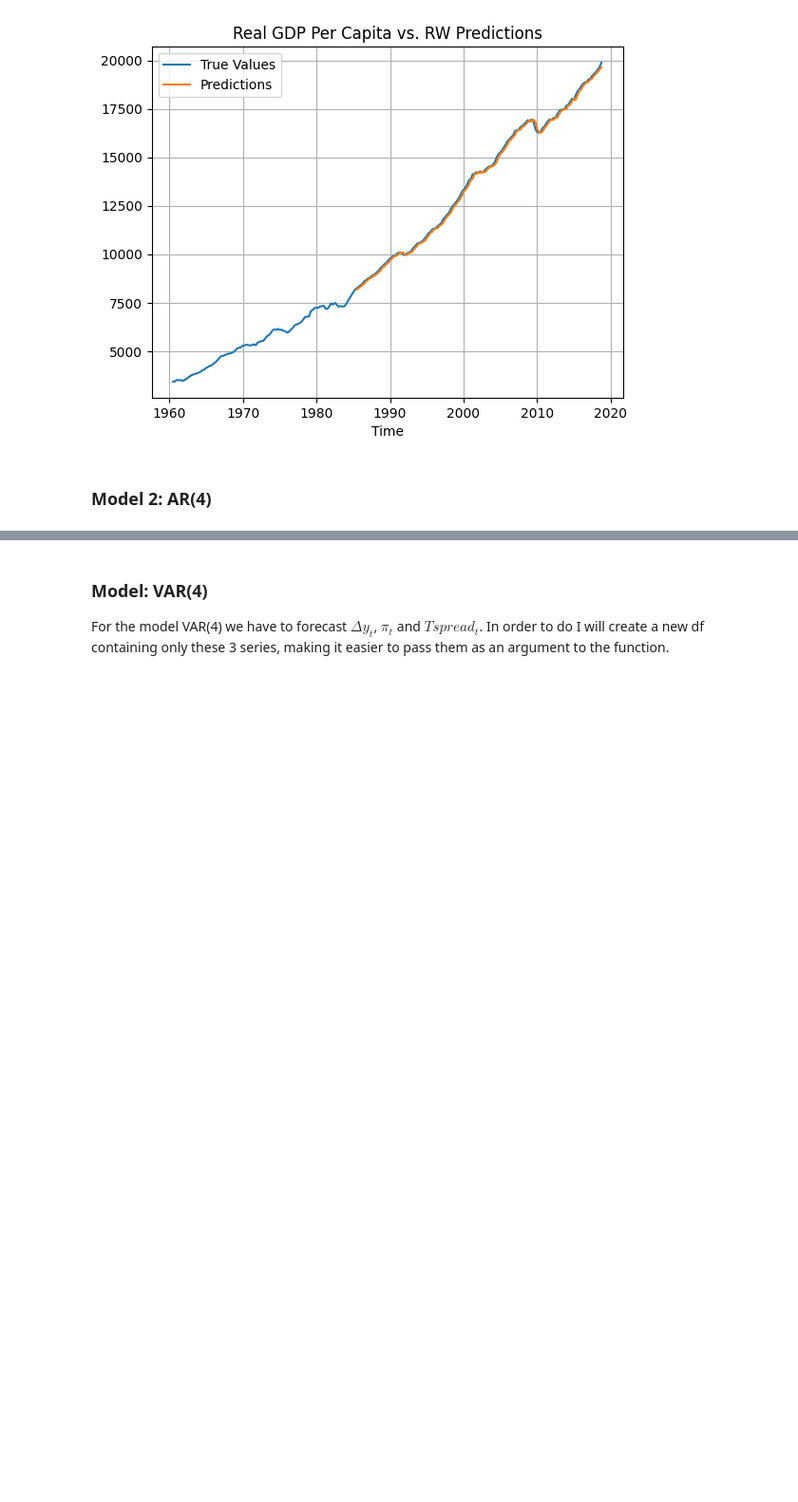
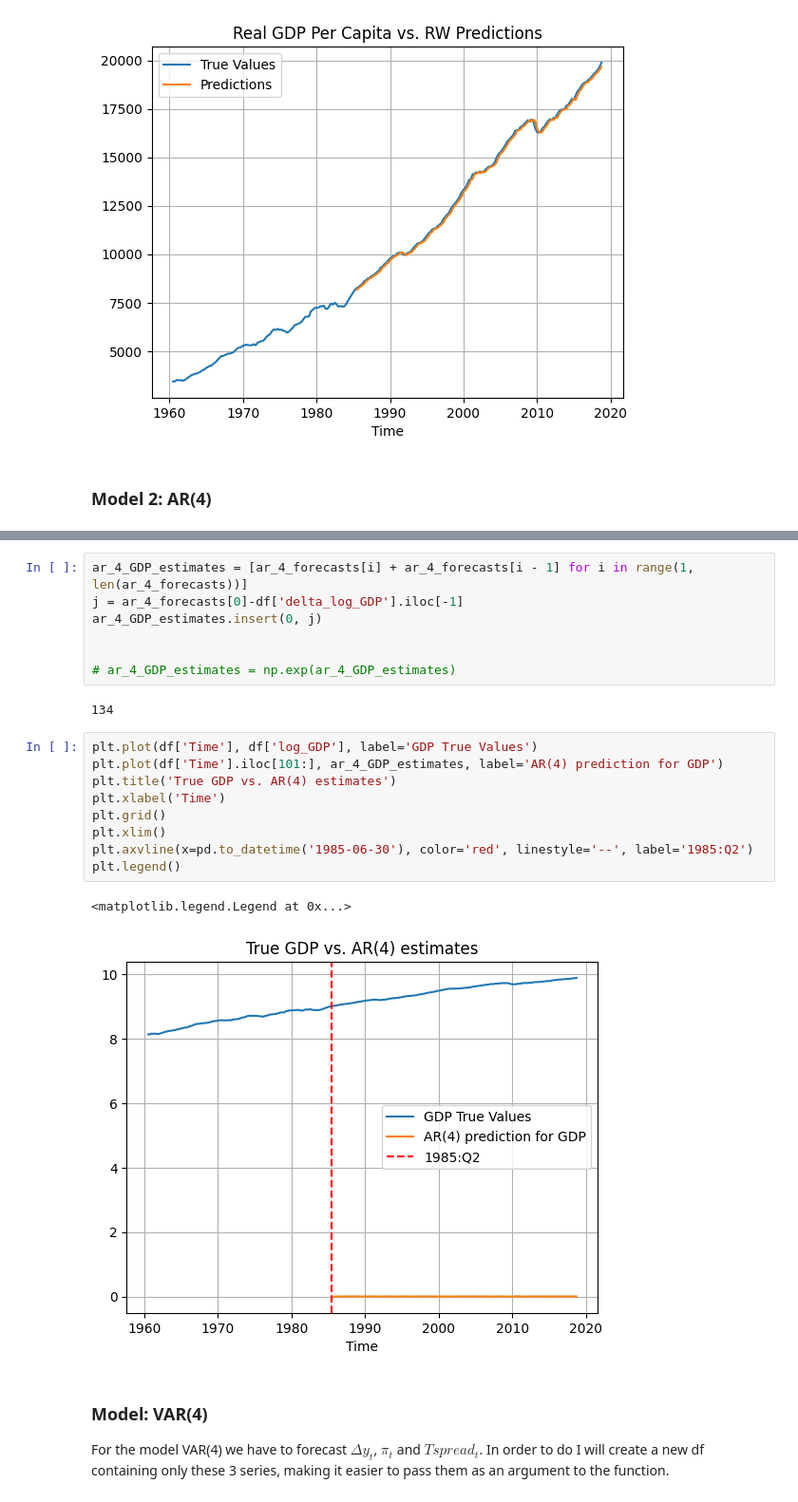
Before and after one commit to giordanovitale/Time-Series-Project, a Jupyter notebook: ts_project.ipynb, the cells around one changed output, grey strips where cells are left out. Shown: that part at 95% size. Cells and saved outputs as stored; diff of their text form; blank space fills up the shorter version.

```diff
--- a/ts_project.ipynb
+++ b/ts_project.ipynb
@@ -187,3 +165,24 @@ print(rmse_ar4)
+# %%
+ar_4_GDP_estimates = [ar_4_forecasts[i] + ar_4_forecasts[i - 1] for i in range(1, len(ar_4_forecasts))]
+j = ar_4_forecasts[0]-df['delta_log_GDP'].iloc[-1]
+ar_4_GDP_estimates.insert(0, j)
+
+
+# ar_4_GDP_estimates = np.exp(ar_4_GDP_estimates)
+# %% [output]
+134
+# %%
+plt.plot(df['Time'], df['log_GDP'], label='GDP True Values')
+plt.plot(df['Time'].iloc[101:], ar_4_GDP_estimates, label='AR(4) prediction for GDP')
+plt.title('True GDP vs. AR(4) estimates')
+plt.xlabel('Time')
+plt.grid()
+plt.xlim()
+plt.axvline(x=pd.to_datetime('1985-06-30'), color='red', linestyle='--', label='1985:Q2')
+plt.legend()
+# %% [output]
+<matplotlib.legend.Legend at 0x...>
+[figure, added]
 # %% [markdown]
 ### **Model: VAR(4)**
 For the model VAR(4) we have to forecast $\Delta y_t$, $\pi_t$ and $Tspread_t$. In order to do I will create a new df containing only these 3 series, making it easier to pass them as an argument to the function.
```
Also changed, not shown: parts of 12 cells of this notebook.
